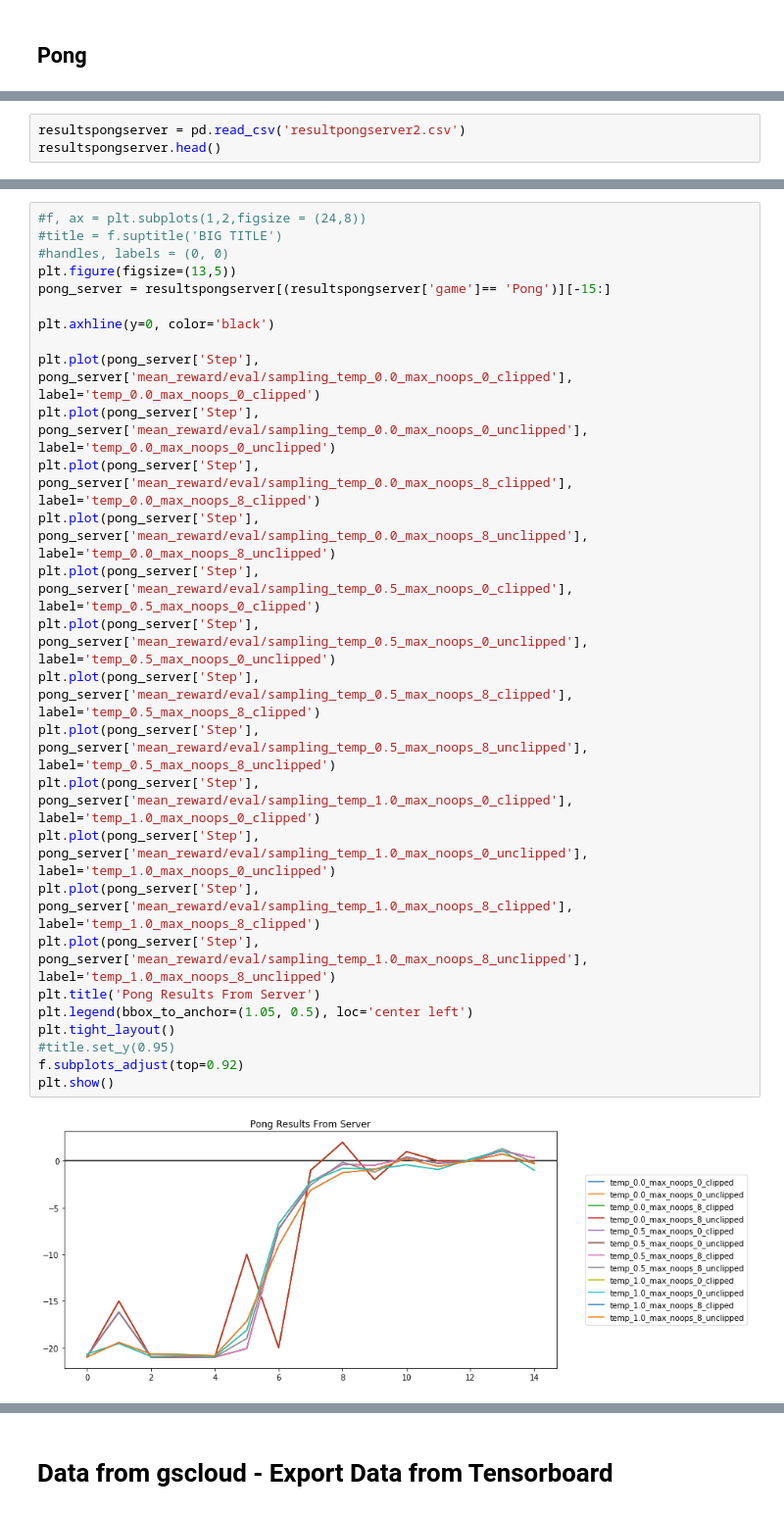
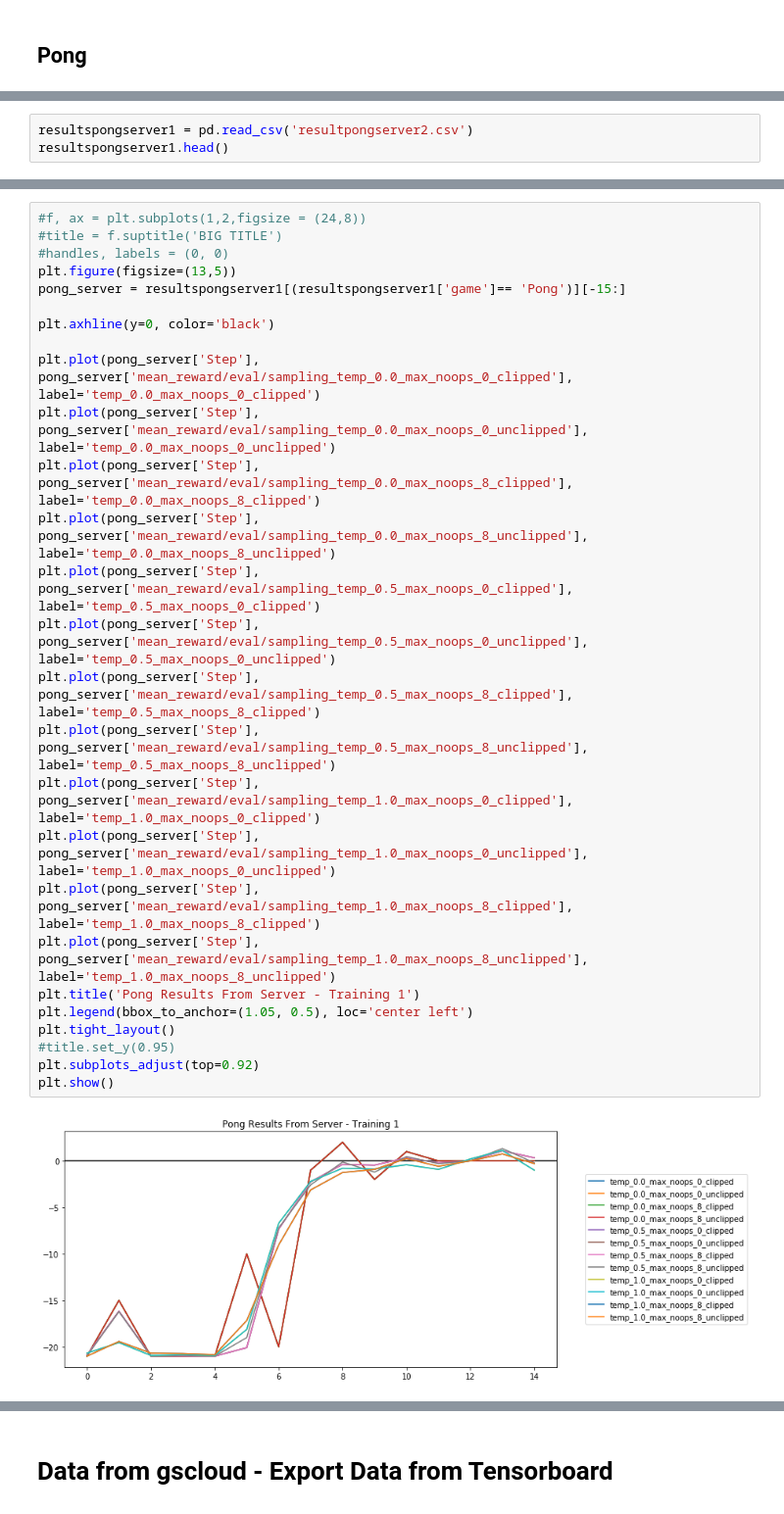
Before and after one commit to dakaun/worldmodel, a Jupyter notebook: tensor2tensor/tensor2tensor/rl/read_experiments/read_experiments.ipynb, the cells around one changed output, grey strips where cells are left out. Shown at 98% size. Cells and saved outputs as stored; diff of their text form.

Commit message:
update figure with training from server

```diff
--- a/tensor2tensor/tensor2tensor/rl/read_experiments/read_experiments.ipynb
+++ b/tensor2tensor/tensor2tensor/rl/read_experiments/read_experiments.ipynb
@@ -271,6 +273,6 @@ plt.show()
 # %%
-resultspongserver = pd.read_csv('resultpongserver2.csv')
-resultspongserver.head()
+resultspongserver1 = pd.read_csv('resultpongserver2.csv')
+resultspongserver1.head()
 # %% [output]
 |  | Step | mean_reward/train/clipped | mean_reward/eval/sampling_temp_0.... | mean_reward/eval/sampling_temp_0.... | mean_reward/eval/sampling_temp_0.... | ... |
 | 0 | 0 | -21.000000 | -20.875000 | -20.958334 | -20.875000 | ... |
@@ -281,29 +283,29 @@ resultspongserver.head()
 # %%
 #f, ax = plt.subplots(1,2,figsize = (24,8))
 #title = f.suptitle('BIG TITLE')
 #handles, labels = (0, 0)
 plt.figure(figsize=(13,5))
-pong_server = resultspongserver[(resultspongserver['game']== 'Pong')][-15:]
+pong_server = resultspongserver1[(resultspongserver1['game']== 'Pong')][-15:]
 
 plt.axhline(y=0, color='black')
 
 plt.plot(pong_server['Step'], pong_server['mean_reward/eval/sampling_temp_0.0_max_noops_0_clipped'], label='temp_0.0_max_noops_0_clipped')
 plt.plot(pong_server['Step'], pong_server['mean_reward/eval/sampling_temp_0.0_max_noops_0_unclipped'], label='temp_0.0_max_noops_0_unclipped')
 plt.plot(pong_server['Step'], pong_server['mean_reward/eval/sampling_temp_0.0_max_noops_8_clipped'], label='temp_0.0_max_noops_8_clipped')
 plt.plot(pong_server['Step'], pong_server['mean_reward/eval/sampling_temp_0.0_max_noops_8_unclipped'], label='temp_0.0_max_noops_8_unclipped')
 plt.plot(pong_server['Step'], pong_server['mean_reward/eval/sampling_temp_0.5_max_noops_0_clipped'], label='temp_0.5_max_noops_0_clipped')
 plt.plot(pong_server['Step'], pong_server['mean_reward/eval/sampling_temp_0.5_max_noops_0_unclipped'], label='temp_0.5_max_noops_0_unclipped')
 plt.plot(pong_server['Step'], pong_server['mean_reward/eval/sampling_temp_0.5_max_noops_8_clipped'], label='temp_0.5_max_noops_8_clipped')
 plt.plot(pong_server['Step'], pong_server['mean_reward/eval/sampling_temp_0.5_max_noops_8_unclipped'], label='temp_0.5_max_noops_8_unclipped')
 plt.plot(pong_server['Step'], pong_server['mean_reward/eval/sampling_temp_1.0_max_noops_0_clipped'], label='temp_1.0_max_noops_0_clipped')
 plt.plot(pong_server['Step'], pong_server['mean_reward/eval/sampling_temp_1.0_max_noops_0_unclipped'], label='temp_1.0_max_noops_0_unclipped')
 plt.plot(pong_server['Step'], pong_server['mean_reward/eval/sampling_temp_1.0_max_noops_8_clipped'], label='temp_1.0_max_noops_8_clipped')
 plt.plot(pong_server['Step'], pong_server['mean_reward/eval/sampling_temp_1.0_max_noops_8_unclipped'], label='temp_1.0_max_noops_8_unclipped')
-plt.title('Pong Results From Server')
+plt.title('Pong Results From Server - Training 1')
 plt.legend(bbox_to_anchor=(1.05, 0.5), loc='center left')
 plt.tight_layout()
 #title.set_y(0.95)
-f.subplots_adjust(top=0.92)
+plt.subplots_adjust(top=0.92)
 plt.show()
 # %% [output]
-[figure, old version]
+[figure, new version]
```
Also changed, not shown: parts of 6 cells of this notebook.
